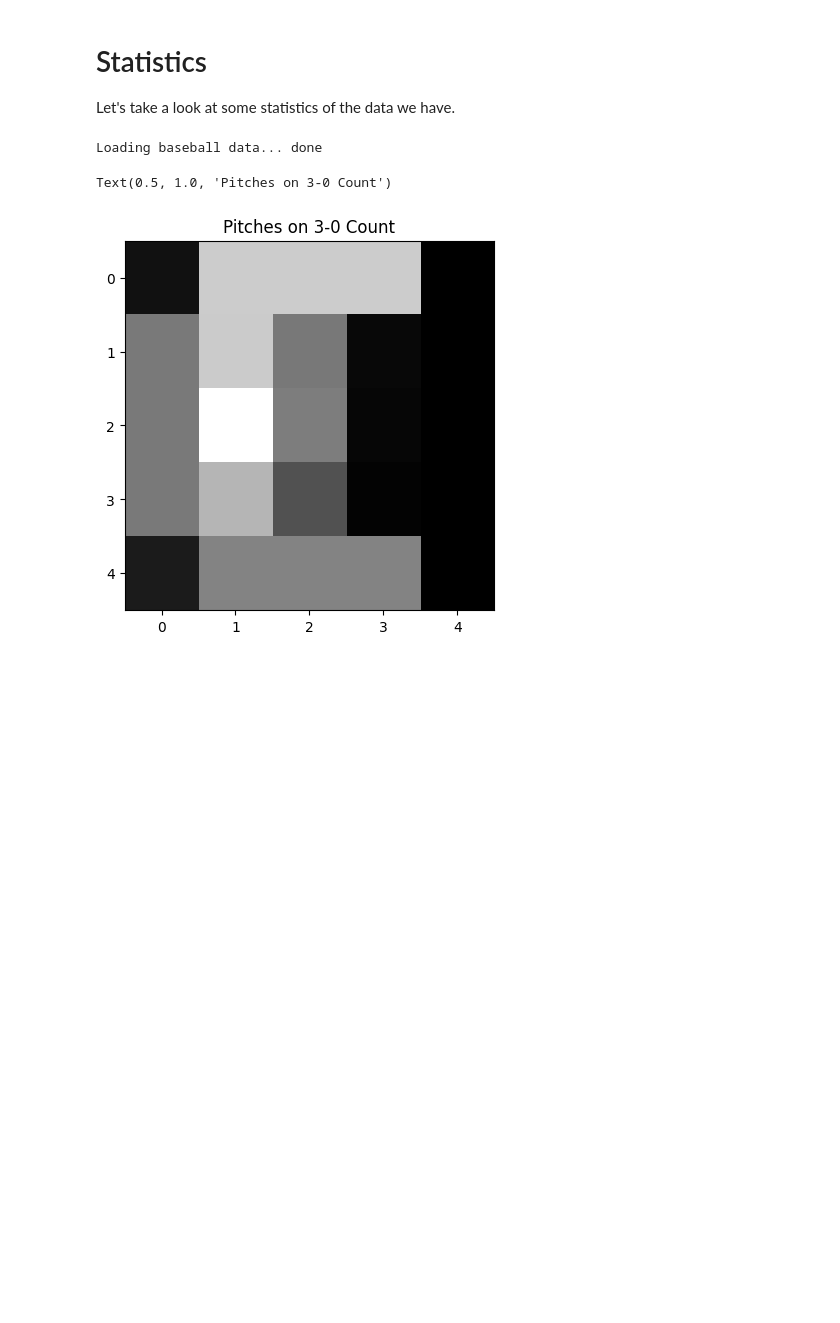
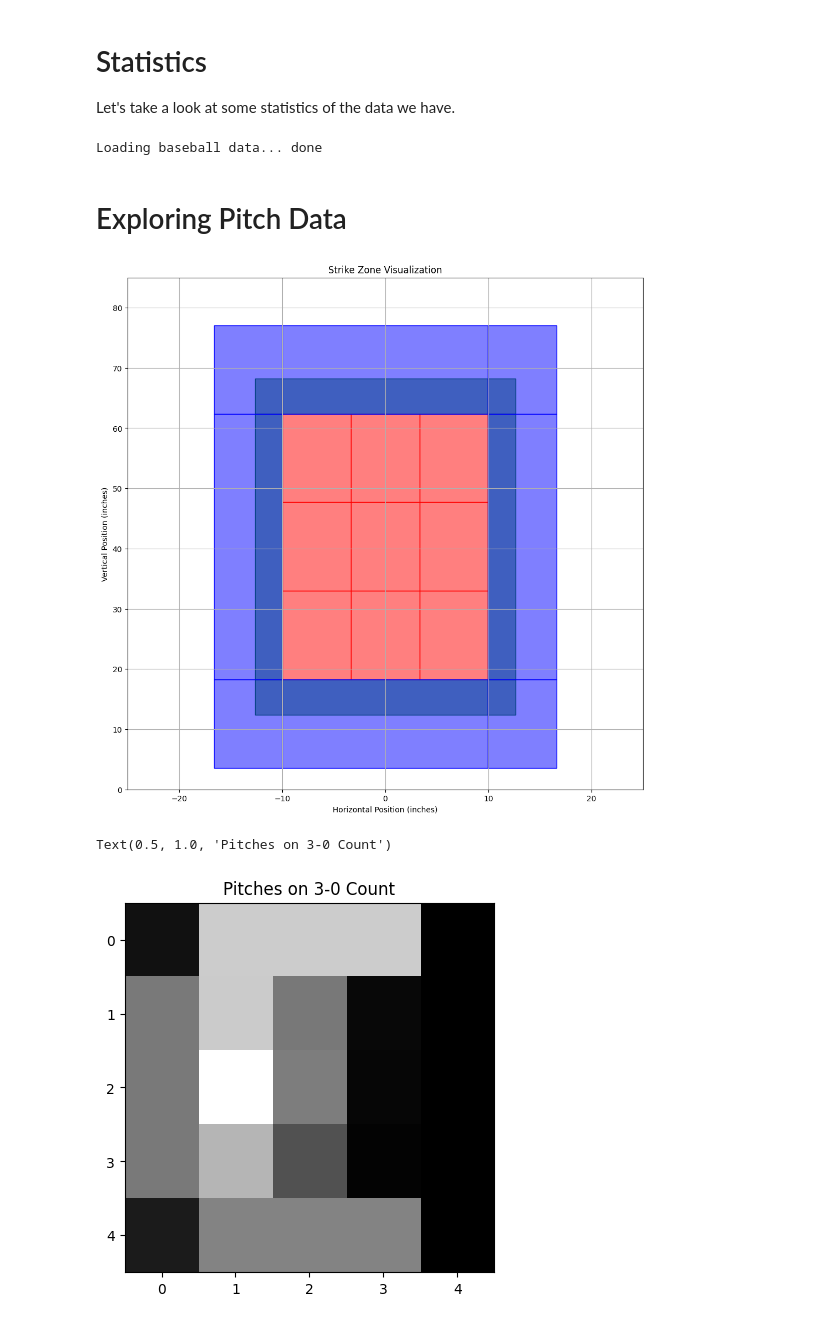
Before and after one commit to BOBONA/ZeroSumBaseball, a Jupyter notebook: src/data/statistics.ipynb, the cells around one changed output. Drawn from its saved outputs; the diff is of its cells as text; code cells hidden in the pictures; blank space fills up the shorter version.

Commit message:
borderline zones added

```diff
--- a/src/data/statistics.ipynb
+++ b/src/data/statistics.ipynb
@@ -15,6 +15,50 @@ from src.model.zones import ZONES_DIMENSION
 bd = BaseballData.load_with_cache()
 # %% [output]
 Loading baseball data... done
+# %% [markdown]
+# Exploring Pitch Data
+# %%
+import matplotlib.pyplot as plt
+import matplotlib.colors as mcolors
+from matplotlib import patches
+from src.model.zones import Zone, ZONES, Inf, STRIKE_ZONE_LEFT, STRIKE_ZONE_X_STEP, STRIKE_ZONE_RIGHT, STRIKE_ZONE_TOP, STRIKE_ZONE_Y_STEP, STRIKE_ZONE_BOTTOM
+
+
+def visualize_zones(zones: list[Zone]):
+    """Visualizes the zones on a simple plot"""
+
+    fig, ax = plt.subplots(figsize=(12, 12))
+    for zone in zones:
+        if zone.is_strike:
+            edge_color = 'red'
+        elif zone.is_borderline:
+            edge_color = 'green'
+        else:
+            edge_color = 'blue'
+
+        left = zone.left if zone.left != -Inf else STRIKE_ZONE_LEFT - STRIKE_ZONE_X_STEP
+        right = zone.right if zone.right != Inf else STRIKE_ZONE_RIGHT + STRIKE_ZONE_X_STEP
+        top = zone.top if zone.top != Inf else STRIKE_ZONE_TOP + STRIKE_ZONE_Y_STEP
+        bottom = zone.bottom if zone.bottom != -Inf else STRIKE_ZONE_BOTTOM - STRIKE_ZONE_Y_STEP
+
+        edge_rgb = mcolors.to_rgba(edge_color)
+        face_color = edge_rgb[:3] + (0.5,)
+
+        rect = patches.Rectangle((left, bottom), right - left, top - bottom,
+                                 linewidth=1, edgecolor=edge_color, facecolor=face_color)
+        ax.add_patch(rect)
+
+    plt.xlim(-25, 25)
+    plt.ylim(0, 85)
+    plt.xlabel('Horizontal Position (inches)')
+    plt.ylabel('Vertical Position (inches)')
+    plt.title('Strike Zone Visualization')
+    plt.grid(True)
+    plt.show()
+
+visualize_zones(ZONES)
+# %% [output]
+[figure, added]
 # %%
 pitch_types = torch.zeros(len(PitchType))
 pitch_type_locations = defaultdict(lambda: torch.zeros(ZONES_DIMENSION, ZONES_DIMENSION))
```
Also changed, not shown: parts of 2 cells of this notebook, 5 other files.
